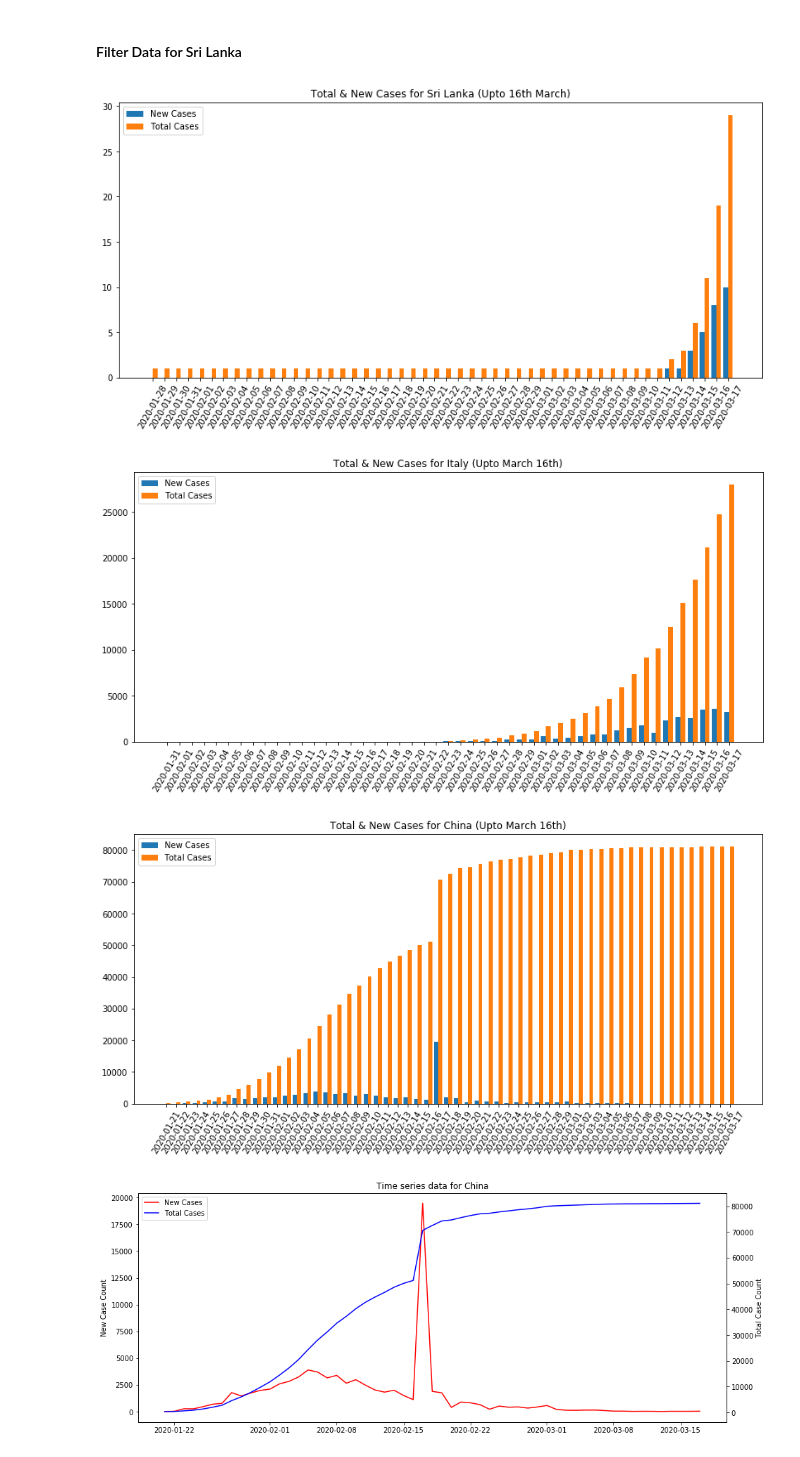
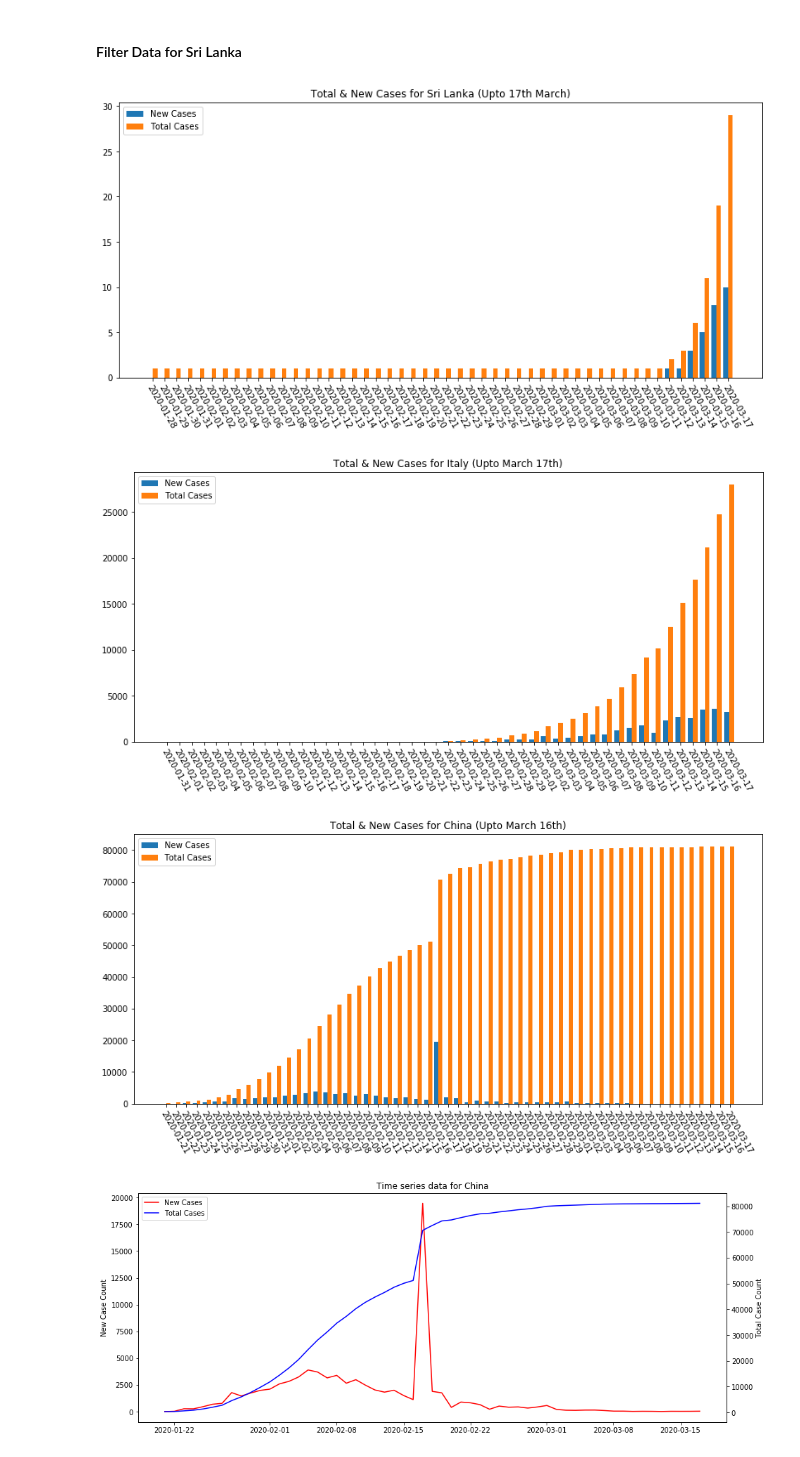
Before and after one commit to DataSEARCH-UOM/COVID-19, a Jupyter notebook: model_scripts/covid_19_autoregression_analysis.ipynb, the cells around one changed output. Saved outputs shown, nothing was run; the diff lists cells and outputs as text; code cells hidden in the pictures.

```diff
--- a/model_scripts/covid_19_autoregression_analysis.ipynb
+++ b/model_scripts/covid_19_autoregression_analysis.ipynb
@@ -11,7 +11,7 @@ import math
 
 import sklearn as sk
 # %%
-full_data = pd.read_csv("../data/full_data_mar_17.csv")
+full_data = pd.read_csv("../data/full_data_mar_18.csv")
 full_data = full_data.fillna(0)
 full_data.head()
 # %% [output]
@@ -26,45 +26,42 @@ full_data.head()
 # %%
 sl_data = full_data[full_data['location'] == "Sri Lanka"]
 f = plt.figure(figsize=(30,6))
 ax = f.add_subplot(121)
-plt.xticks(rotation=60)
 width = 0.4
 x_ind = np.arange(len(sl_data['date']))
 ax.set_xticks(x_ind + width / 2)
-ax.set_xticklabels(sl_data['date'])
-ax.set_title("Total & New Cases for Sri Lanka (Upto 16th March)")
+ax.set_xticklabels(sl_data['date'], rotation=-60, ha='left', rotation_mode='anchor')
+ax.set_title("Total & New Cases for Sri Lanka (Upto 17th March)")
 ax.bar(x_ind, 'new_cases', width, data = sl_data, label = "New Cases")
 ax.bar(x_ind + width, 'total_cases', width, data = sl_data, label = "Total Cases")
 ax.legend()
 plt.show()
 # %% [output]
-[figure, old version]
+[figure, new version]
 # %%
 italy_data = full_data[full_data['location'] == "Italy"]
 f = plt.figure(figsize=(30,6))
 ax = f.add_subplot(121)
-plt.xticks(rotation=60)
 width = 0.4
 x_ind = np.arange(len(italy_data['date']))
 ax.set_xticks(x_ind + width / 2)
-ax.set_xticklabels(italy_data['date'])
-ax.set_title("Total & New Cases for Italy (Upto March 16th)")
+ax.set_xticklabels(italy_data['date'], rotation=-60, ha='left', rotation_mode='anchor')
+ax.set_title("Total & New Cases for Italy (Upto March 17th)")
 
 ax.bar(x_ind, 'new_cases', width, data = italy_data, label = "New Cases")
 ax.bar(x_ind + width, 'total_cases', width, data = italy_data, label = "Total Cases")
 ax.legend()
 plt.show()
 # %% [output]
-[figure, old version]
+[figure, new version]
 # %%
 china_data = full_data[full_data['location'] == "China"]
 f = plt.figure(figsize=(30,6))
 ax = f.add_subplot(121)
-plt.xticks(rotation=60)
 width = 0.4
 x_ind = np.arange(len(china_data['date']))
 ax.set_xticks(x_ind + width / 2)
-ax.set_xticklabels(china_data['date'])
+ax.set_xticklabels(china_data['date'], rotation=-60, ha='left', rotation_mode='anchor')
 ax.set_title("Total & New Cases for China (Upto March 16th)")
 
 ax.bar(x_ind, 'new_cases', width, data = china_data, label = "New Cases")
@@ -72,7 +69,7 @@ ax.bar(x_ind + width, 'total_cases', width, data = china_data, label = "Total Ca
 ax.legend()
 plt.show()
 # %% [output]
-[figure, old version]
+[figure, new version]
 # %%
 from datetime import datetime
 ts_china_data = china_data.copy()
```
Also changed, not shown: parts of 10 cells of this notebook, 4 other files.
